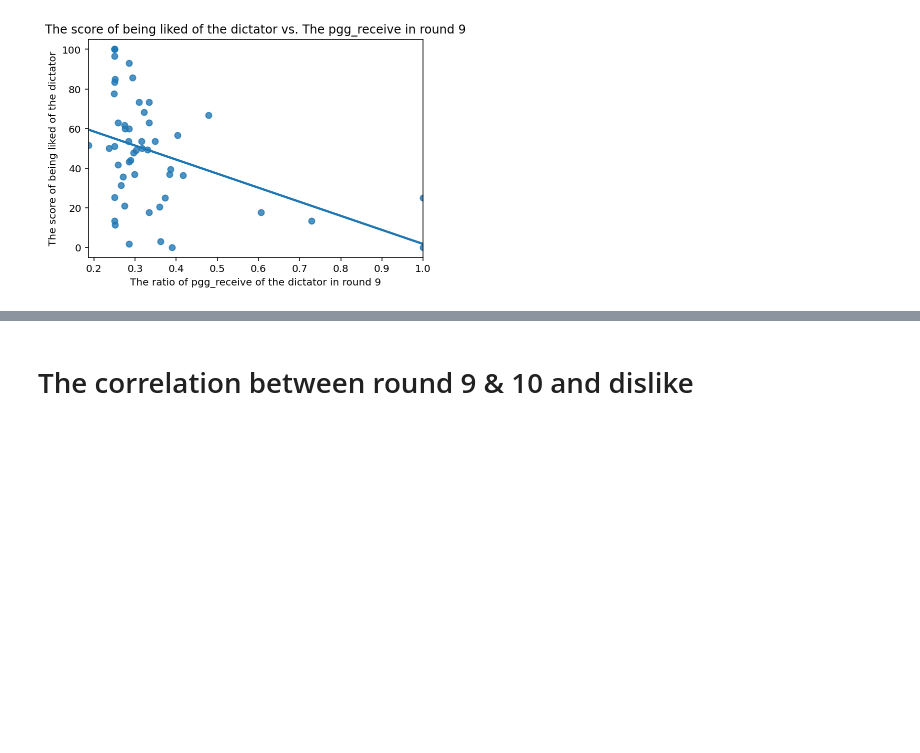
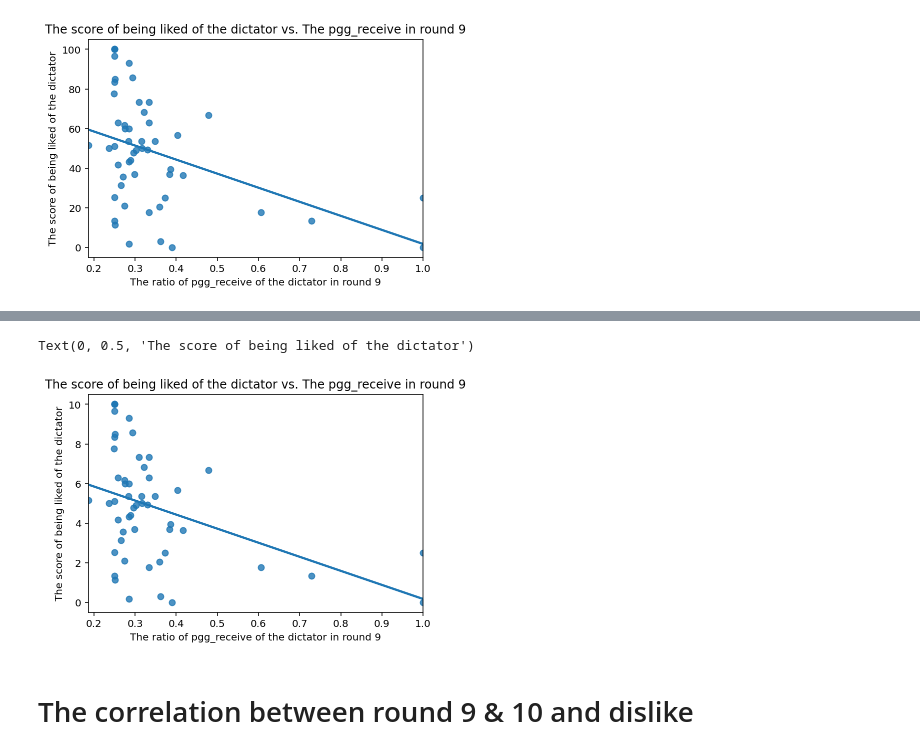
Before and after one commit to only18days/face_meteor_analysis, a Jupyter notebook: face_meteor_pilot_ratings_Chloe_v5.ipynb, the cells around one changed output, grey strips where cells are left out. Cells and saved outputs as stored; diff of their text form; code cells hidden in the pictures; blank space fills up the shorter version.

```diff
--- a/face_meteor_pilot_ratings_Chloe_v5.ipynb
+++ b/face_meteor_pilot_ratings_Chloe_v5.ipynb
@@ -313,6 +313,8 @@ print("The value of correlation is",my_rho_9[0][1],'.')
 The value of correlation is -0.41276962504612164 .
 # %% [markdown]
 ## Visualization
+# %%
+df_ratio_9['dislike'] = dislike
 # %%
 ax_9 = sns.regplot(x= ratio_9, y=dislike, data=df_ratio_9, ci=None)
 ax_9.set_title("The score of being liked of the dictator vs. The pgg_receive in round 9")
@@ -321,3 +323,7 @@ ax_9.set_ylabel("The score of being liked of the dictator")
 # %% [output]
 Text(0, 0.5, 'The score of being liked of the dictator')
 [figure]
+# %%
+myInt = 10
+dislike_new = np.divide(dislike, myInt)
+df_ratio_9['dislike_new'] = dislike_new
@@ -324,3 +350,11 @@ Text(0, 0.5, 'The score of being liked of the dictator')
+# %%
+plot_9 = sns.regplot(x= ratio_9, y=dislike_new, data=df_ratio_9, ci=None)
+plot_9.set_title("The score of being liked of the dictator vs. The pgg_receive in round 9")
+plot_9.set_xlabel("The ratio of pgg_receive of the dictator in round 9")
+plot_9.set_ylabel("The score of being liked of the dictator")
+# %% [output]
+Text(0, 0.5, 'The score of being liked of the dictator')
+[figure, added]
 # %% [markdown]
 # The correlation between round 9 & 10 and dislike
 # %% [markdown]
```
Also changed, not shown: parts of 1 cell of this notebook.
